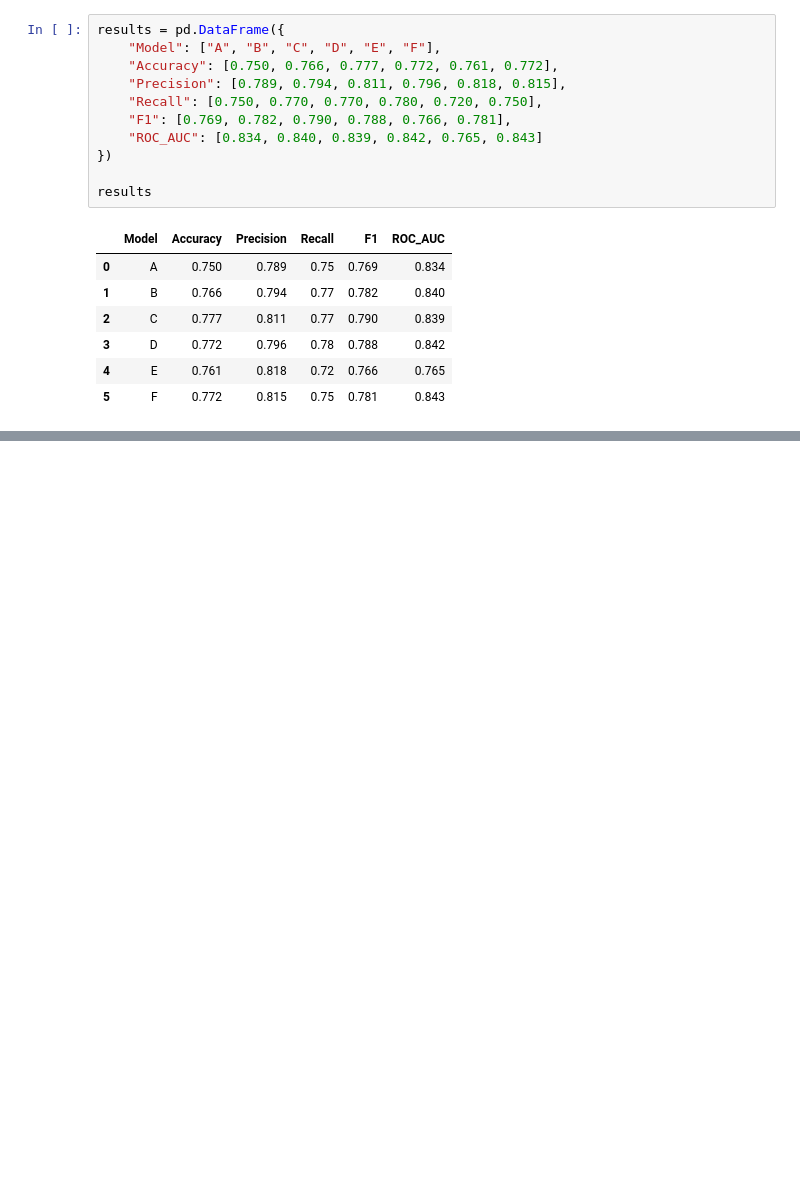
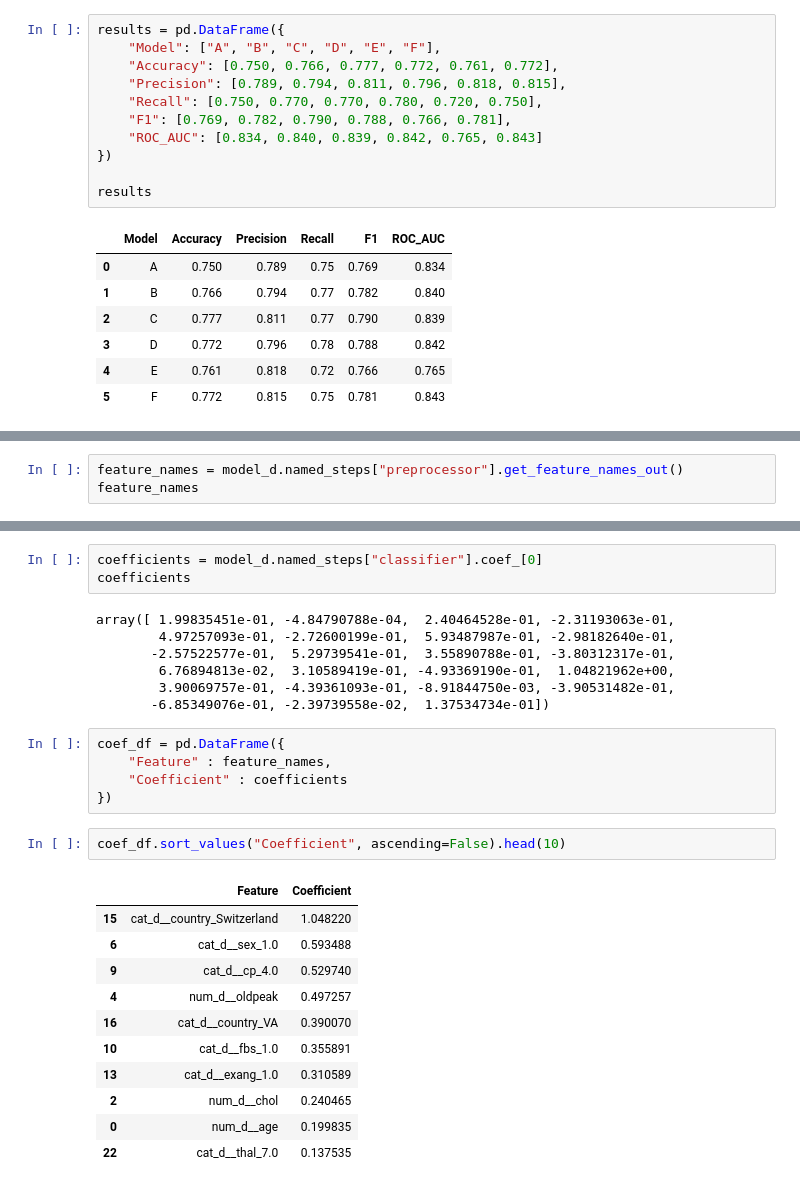
Before and after one commit to JavidNurulu/heart-disease-analysis, a Jupyter notebook: Notebooks/04_modeling.ipynb, the cells around one changed output, grey strips where cells are left out. Cells and saved outputs as stored; diff of their text form; blank space fills up the shorter version.

Commit message:
Quick look at Coefficients

```diff
--- a/Notebooks/04_modeling.ipynb
+++ b/Notebooks/04_modeling.ipynb
@@ -875,0 +884,3 @@ results
+# %%
+feature_names = model_d.named_steps["preprocessor"].get_feature_names_out()
+feature_names
@@ -875,0 +897,29 @@ results
+# %%
+coefficients = model_d.named_steps["classifier"].coef_[0]
+coefficients
+# %% [output]
+array([ 1.99835451e-01, -4.84790788e-04,  2.40464528e-01, -2.31193063e-01,
+        4.97257093e-01, -2.72600199e-01,  5.93487987e-01, -2.98182640e-01,
+       -2.57522577e-01,  5.29739541e-01,  3.55890788e-01, -3.80312317e-01,
+        6.76894813e-02,  3.10589419e-01, -4.93369190e-01,  1.04821962e+00,
+        3.90069757e-01, -4.39361093e-01, -8.91844750e-03, -3.90531482e-01,
+       -6.85349076e-01, -2.39739558e-02,  1.37534734e-01])
+# %%
+coef_df = pd.DataFrame({
+    "Feature" : feature_names,
+    "Coefficient" : coefficients
+})
+# %%
+coef_df.sort_values("Coefficient", ascending=False).head(10)
+# %% [output]
+|  | Feature | Coefficient |
+| 15 | cat_d__country_Switzerland | 1.048220 |
+| 6 | cat_d__sex_1.0 | 0.593488 |
+| 9 | cat_d__cp_4.0 | 0.529740 |
+| 4 | num_d__oldpeak | 0.497257 |
+| 16 | cat_d__country_VA | 0.390070 |
+| 10 | cat_d__fbs_1.0 | 0.355891 |
+| 13 | cat_d__exang_1.0 | 0.310589 |
+| 2 | num_d__chol | 0.240465 |
+| 0 | num_d__age | 0.199835 |
+| 22 | cat_d__thal_7.0 | 0.137535 |
```
Also changed, not shown: parts of 7 cells of this notebook.
